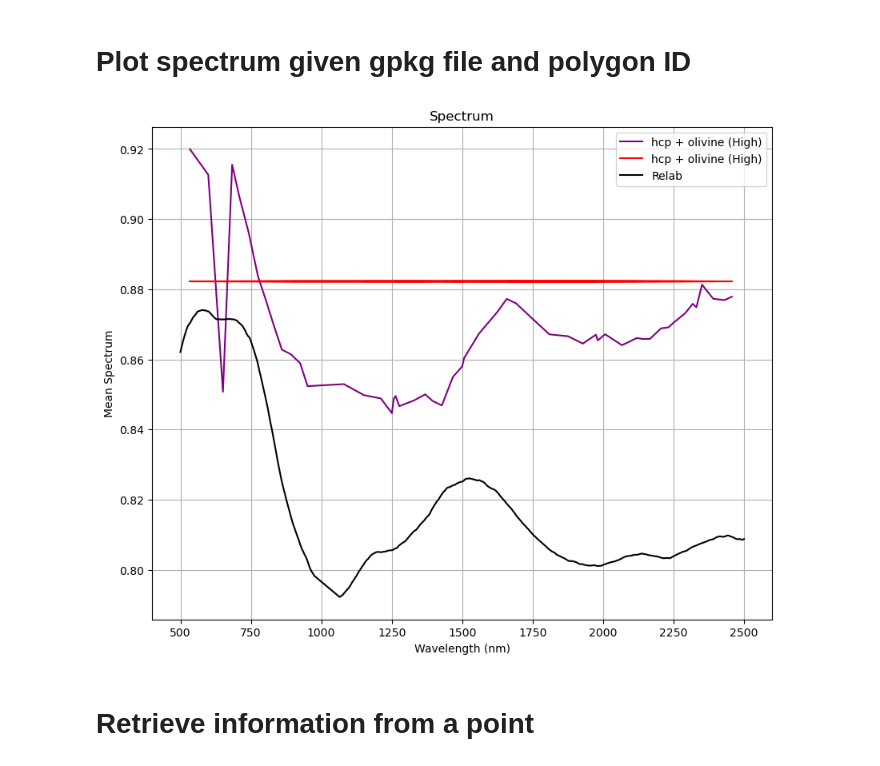
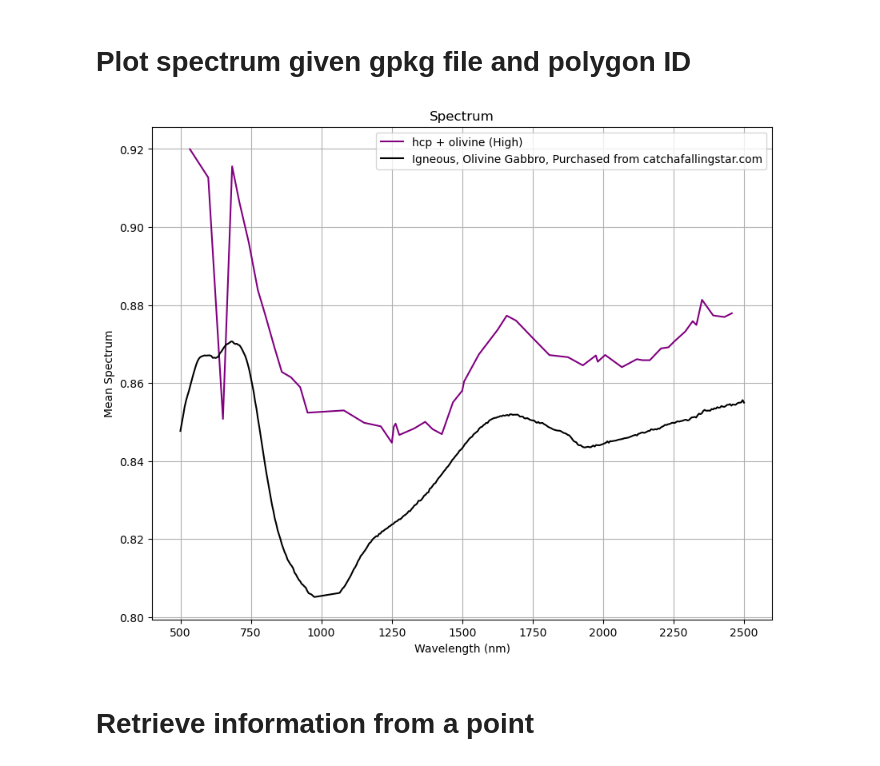
Before and after one commit to Michael-S-Phillips/massif_mapping, a Jupyter notebook: retirieveSpectrum.ipynb, the cells around one changed output. Cells and saved outputs as stored; diff of their text form; code cells hidden in the pictures.

```diff
--- a/retirieveSpectrum.ipynb
+++ b/retirieveSpectrum.ipynb
@@ -94,38 +94,68 @@ all_data['params'].extend(parameter_vector)
 all_data['parameter_values'].extend(parameter_values)
 all_data['parameter_values'].extend(polygon_numbers)
 
 wvl = all_data['wavelength'][poly_num]
 mask = (wvl >= 500) & (wvl <= 2500) & ((wvl < 980) | (wvl > 1060))
 wvl = wvl[mask]
 spec = all_data['ratio_spectrum'][poly_num]
 spec = spec[mask]
 
 # relab spectrum
 import pandas as pd
 
-filename = 'sa2ls8' #'c1jg15' #'c1mx91c2' #'c1mx84c2'
+filename = 'camt313' #'c1jg15' #'sa2ls8' #'c1mx91c2' #'c1mx84c2' #'camt313'
 data_path = f'/Users/phillipsm/Documents/Research/MassifMapping/relab_plag_spinel_files/{filename}.csv'
+data_meta_path = f'/Users/phillipsm/Documents/Research/MassifMapping/relab_plag_spinel_files/{filename}.xml'
+# extract specimen_name, and specimen_description from the xml file
+
+import xml.etree.ElementTree as ET
+
+# Parse the XML file
+tree = ET.parse(data_meta_path)
+root = tree.getroot()
+
+# Define the namespaces used in the XML
+namespaces = {
+    'pds': 'http://pds.nasa.gov/pds4/pds/v1',
+    'speclib': 'http://pds.nasa.gov/pds4/speclib/v1'
+}
+
+# Find the specimen_name element
+specimen_name_finder = root.find('.//speclib:specimen_name', namespaces)
+specimen_description_finder = root.find('.//speclib:specimen_description', namespaces)
+
+if specimen_name_finder is not None:
+    specimen_name = specimen_name_finder.text
+else:
+    specimen_name = None
+    print("Specimen name not found")
+
+if specimen_description_finder is not None:
+    specimen_description = specimen_description_finder.text
+else:
+    specimen_description = None
+    print("Specimen description not found")
+
 relab_df = pd.read_csv(data_path)
 relab_df_x = relab_df['wavelength']
 relab_mask = (relab_df_x >= 500) & (relab_df_x <= 2500) & ((relab_df_x < 980) | (relab_df_x > 1060))
 relab_df_x = relab_df_x[relab_mask]
-relab_df_y = relab_df['reflectance'][relab_mask] + 0.55
-
+relab_df_y = relab_df['reflectance'][relab_mask] / 3 + .75
 
 plt.figure(figsize=(10, 8))
 plt.plot(wvl, spec, color = colors[poly_num], label = categories[poly_num])
 # plt.plot(wvl, spec, color = 'darkorange', label = categories[poly_num])
 # make the background color black
 # plt.gca().set_facecolor('black')
-plt.plot(relab_df_x, relab_df_y, color = 'black', label = 'Relab')
+plt.plot(relab_df_x, relab_df_y, color = 'black', label = specimen_description)
 plt.title('Spectrum')
 plt.xlabel('Wavelength (nm)')
 plt.ylabel('Mean Spectrum')
 plt.legend()
 plt.grid(True)
 plt.show()
 # %% [output]
-[figure, old version]
+[figure, new version]
 # %% [markdown]
 # Retrieve information from a point
 # %%
```
Also changed, not shown: 39 other files.
